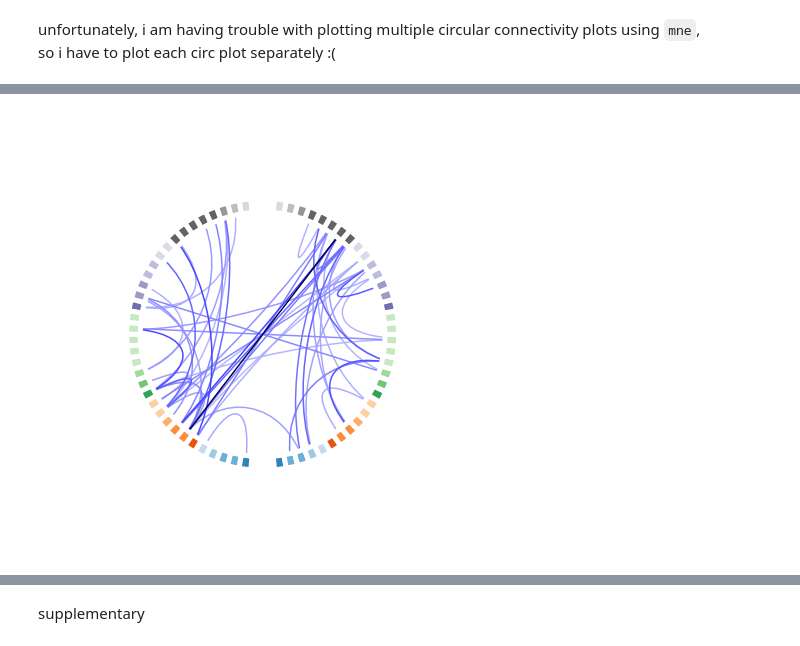
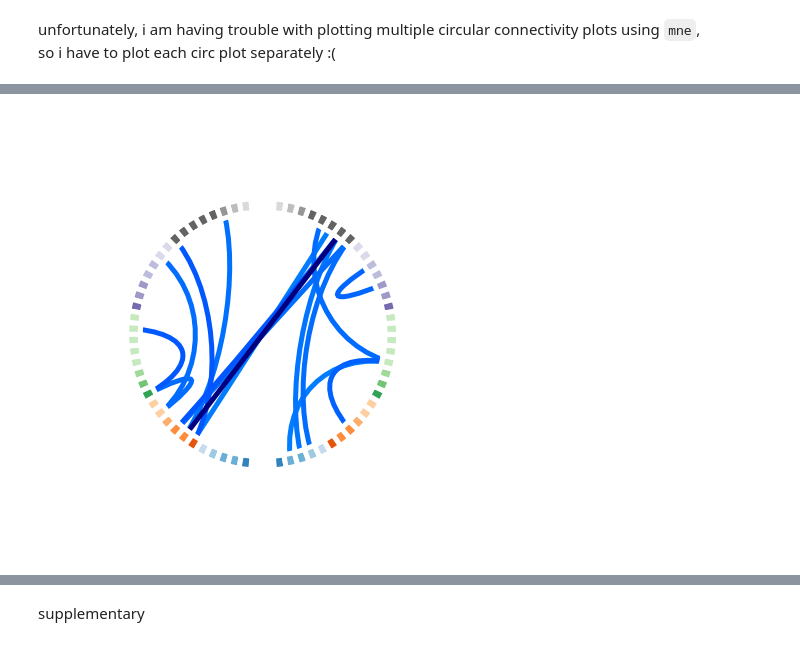
Before and after one commit to yzhang511/inv-vae, a Jupyter notebook: notebooks/fig_2.ipynb, the cells around one changed output, grey strips where cells are left out. Cells and saved outputs as stored; diff of their text form; code cells hidden in the pictures.

```diff
--- a/notebooks/fig_2.ipynb
+++ b/notebooks/fig_2.ipynb
@@ -17,9 +17,9 @@ from mne_connectivity.viz import plot_connectivity_circle
 
 from inv_vae.utils.helpers import min_max_standardize, preprocess_neural_data
 # %%
-SMALL_SIZE = 10
-MEDIUM_SIZE = 15
-BIGGER_SIZE = 20
+SMALL_SIZE = 15
+MEDIUM_SIZE = 20
+BIGGER_SIZE = 25
 
 plt.rc('font', size=MEDIUM_SIZE)
 plt.rc('axes', titlesize=MEDIUM_SIZE)
@@ -126,4 +126,13 @@ node_order.extend(rh_labels)
 
 node_angles = circular_layout(node_order, node_order, start_pos=90,
                               group_boundaries=[0, len(node_order) / 2])
+# %%
+n=39
+x = 0.32 # 0.32
+cmap = plt.cm.jet
+lower = cmap(np.linspace(0, x, n))
+white = np.ones((80-2*n,4))
+upper = cmap(np.linspace(1-x, 1, n))
+colors = np.vstack((lower, white, upper))
+mycmap = matplotlib.colors.LinearSegmentedColormap.from_list('map_white', colors)
 # %%
@@ -199,23 +232,24 @@ fig.tight_layout()
 # %%
 fig, ax = plt.subplots(figsize=(8, 8),
                        subplot_kw=dict(polar=True))
 fig, ax = plot_connectivity_circle(abcd_diff_rotat_nets.reshape(n_rois,n_rois)*count_offset,
                          node_angles=node_angles,
                          node_colors=label_colors,
                          facecolor='white',
                          node_edgecolor='white',
-                         colormap='seismic',
+                         colormap=mycmap,
                          node_height=1.,
                          node_linewidth=5.,
                          vmin=-2000,
                          vmax=2000,
                          node_names=np.arange(n_rois),
                          colorbar=False,
-                         n_lines=50, ax=ax)
+                         linewidth=5,
+                         n_lines=15, ax=ax)
 fig.tight_layout()
-fig.savefig('saved_figs/fig2_quantify_motion_panel_2_abcd_rotat.png', facecolor='white', dpi=300);
+fig.savefig('saved_figs/fig2_quantify_motion_panel_2_abcd_rotat.png', facecolor='white', dpi=500);
 # %% [output]
-[figure, old version]
+[figure, new version]
 # %%
 fig, ax = plt.subplots(figsize=(8, 8),
                        subplot_kw=dict(polar=True))
```
Also changed, not shown: parts of 5 cells of this notebook, 3 other files.
